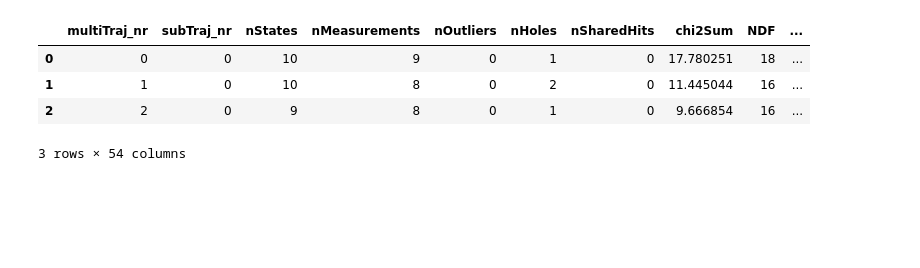
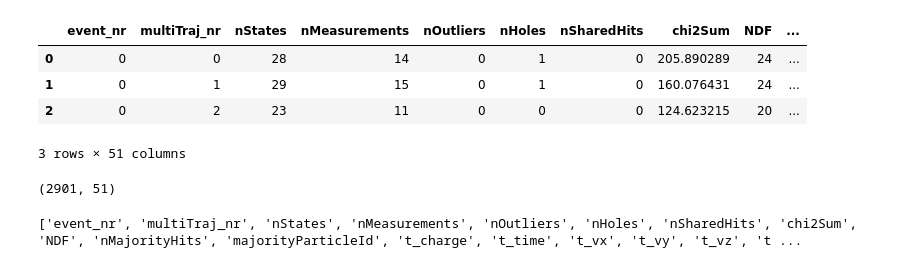
Before and after one commit to benjaminhuth/acts-gsf-scripts, a Jupyter notebook: notebooks/analyse_with_pandas.ipynb, the cells around one changed output. Drawn from its saved outputs; the diff is of its cells as text; code cells hidden in the pictures; blank space fills up the shorter version.

```diff
--- a/notebooks/analyse_with_pandas.ipynb
+++ b/notebooks/analyse_with_pandas.ipynb
@@ -39,9 +5,0 @@ tracksummary_gsf.head(3)
-# %%
-tracksummary_kf = make_tracksummary_df_from_root("../root/tracksummary_kf.root:tracksummary")
-tracksummary_kf.head(3)
-# %% [output]
-|  | multiTraj_nr | subTraj_nr | nStates | nMeasurements | nOutliers | nHoles | nSharedHits | chi2Sum | NDF | ... |
-| 0 | 0 | 0 | 10 | 9 | 0 | 1 | 0 | 17.780251 | 18 | ... |
-| 1 | 1 | 0 | 10 | 8 | 0 | 2 | 0 | 11.445044 | 16 | ... |
-| 2 | 2 | 0 | 9 | 8 | 0 | 1 | 0 | 9.666854 | 16 | ... |
-3 rows × 54 columns
@@ -48 +39,21 @@ tracksummary_kf.head(3)
+# %%
+tracksummary_gsf = uproot.open("../output_odd/root/tracksummary_gsf.root:tracksummary") \
+    .arrays(library="pd") \
+    .reset_index() \
+    .drop(["entry", "subentry", "subTraj_nr", "measurementChi2", "outlierChi2", "measurementVolume", "outlierVolume", "measurementLayer", "outlierLayer"], axis=1)
+tracksummary_gsf.head(3)
+# %% [output]
+|  | event_nr | multiTraj_nr | nStates | nMeasurements | nOutliers | nHoles | nSharedHits | chi2Sum | NDF | ... |
+| 0 | 0 | 0 | 28 | 14 | 0 | 1 | 0 | 205.890289 | 24 | ... |
+| 1 | 0 | 1 | 29 | 15 | 0 | 1 | 0 | 160.076431 | 24 | ... |
+| 2 | 0 | 2 | 23 | 11 | 0 | 0 | 0 | 124.623215 | 20 | ... |
+3 rows × 51 columns
+# %%
+tracksummary_gsf.shape
+# %% [output]
+(2901, 51)
+# %%
+print(list(tracksummary_gsf.columns))
+# %% [output]
+['event_nr', 'multiTraj_nr', 'nStates', 'nMeasurements', 'nOutliers', 'nHoles', 'nSharedHits', 'chi2Sum', 'NDF', 'nMajorityHits', 'majorityParticleId', 't_charge', 't_time', 't_vx', 't_vy', 't_vz', 't ...
 # %%
```
Also changed, not shown: parts of 11 cells of this notebook, 3 other files.
